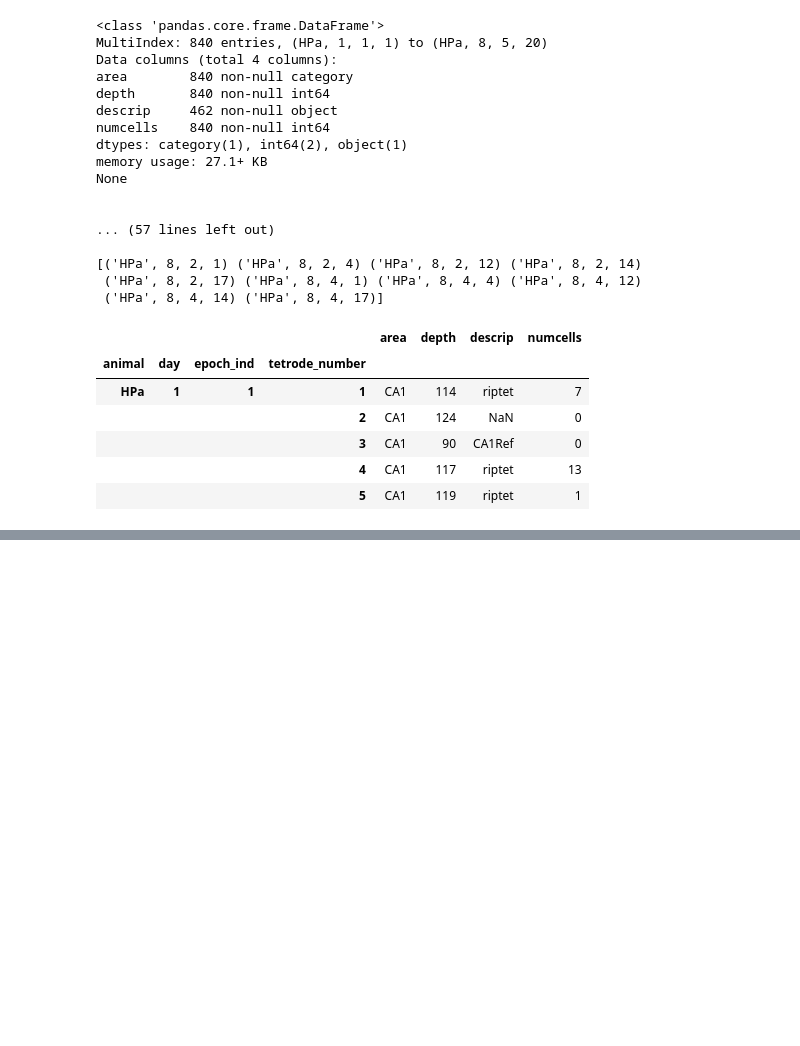
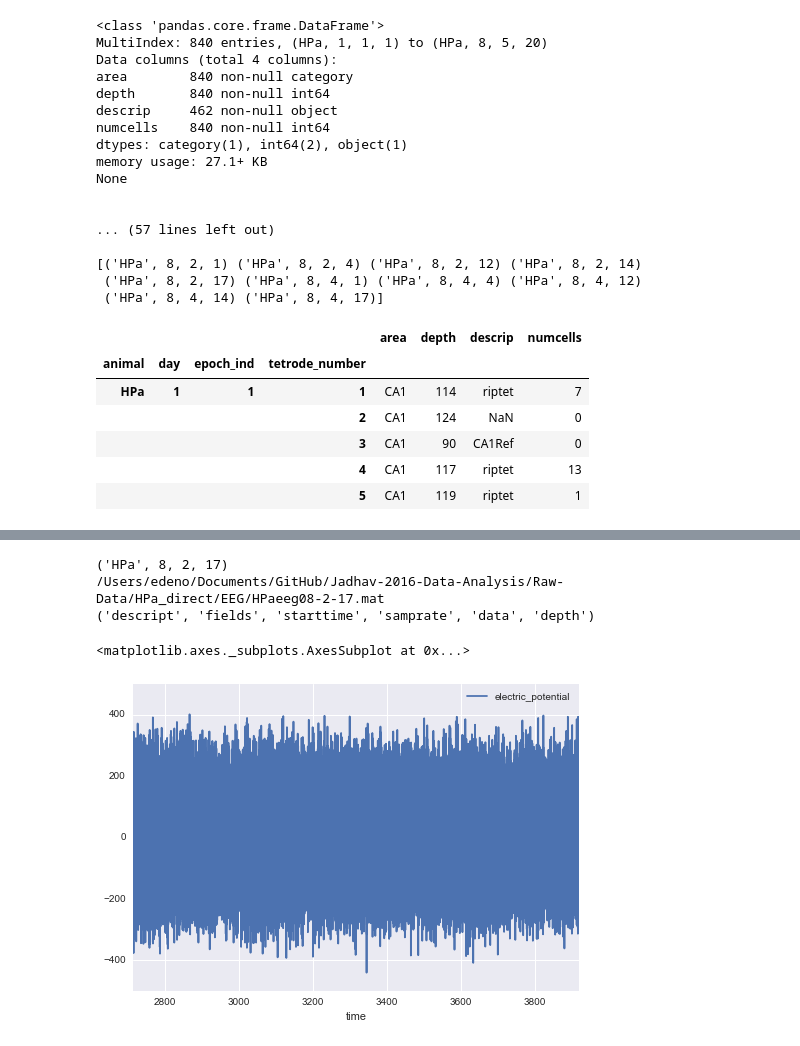
Before and after one commit to edeno/Jadhav-2016-Data-Analysis, a Jupyter notebook: notebooks/convertToPandas.ipynb, the cells around one changed output, grey strips where cells are left out. Cells and saved outputs as stored; diff of their text form; code cells hidden in the pictures; blank space fills up the shorter version.

Commit message:
Notebook for converting matlab data structures to pandas data frames

```diff
--- a/notebooks/convertToPandas.ipynb
+++ b/notebooks/convertToPandas.ipynb
@@ -69,13 +69,6 @@ print(epochs_df
       .loc[(['HPa'], [6,8]), :]
       .loc[epochs_df.environment == 'wtr1'])
 print('\n')
-
-
-# Get back the index values
-epoch_ind = tuple(epochs_df
-            .loc[(['HPa'], [6,8]), :]
-            .loc[epochs_df.environment == 'wtr1'].index)
-print(epoch_ind)
 # %% [output]
 <class 'pandas.core.frame.DataFrame'>
 MultiIndex: 42 entries, (HPa, 1, 1) to (HPa, 8, 5)
@@ -106,7 +99,10 @@ def get_tetrode_info(animal):
         animal=animal)
 
 def convert_to_dict(struct_array):
-    return {name: np.squeeze(struct_array[name][0,0][0]) for name in struct_array.dtype.names}
+    try:
+        return {name: np.squeeze(struct_array[name][0,0][0]) for name in struct_array.dtype.names}
+    except TypeError:
+        return {}
 
 tetrode_file_names = [(get_tetrode_info(animals[animal]), animal) for animal in animals]
 
@@ -197,0 +279,4 @@ epochs_df.loc[epochs_df.environment == 'wtr1']
+# %%
+epoch_keys = list(epochs_df.loc[epochs_df.environment == 'wtr1'].index)
+tetrodes_by_epoch = pd.concat([tetrode_info2[key] for key in epoch_keys])
+tetrodes_by_epoch.loc[tetrodes_by_epoch.numcells > 0]
@@ -197,0 +303,56 @@ epochs_df.loc[epochs_df.environment == 'wtr1']
+# %%
+def get_df_index(data_frame):
+    ''' Converts pandas dataframe to a list of tuples corresponding to
+    the dataframe multi-index
+    '''
+    index = list(data_frame.index.get_values())
+    return index
+
+
+tetrode_index = get_df_index(tetrodes_by_epoch.loc[tetrodes_by_epoch.numcells > 0])
+
+def get_LFP_file_name(index, animals):
+    ''' Given an index tuple (animal, day, epoch, tetrode_number) and the animals dictionary
+    return a file name for the tetrode file LFP
+    '''
+    data_dir = '{working_dir}/Raw-Data'.format(working_dir=os.path.abspath(os.path.pardir))
+    return '{data_dir}/{animal.directory}/EEG/{animal.short_name}eeg{day:02d}-{epoch}-{tetrode_number:02d}.mat'.format(
+        data_dir=data_dir,
+        animal=animals[index[0]],
+        day=index[1],
+        epoch=index[2],
+        tetrode_number=index[3]
+    )
+
+
+print(tetrode_index[-1])
+print(get_LFP_file_name(tetrode_index[-1], animals))
+
+def get_LFP_data(tetrode_index, animals):
+    ''' Given a tetrode index tuple and the animals dictionary,
+    return the LFP data and start time
+    '''
+    lfp_file = scipy.io.loadmat(get_LFP_file_name(tetrode_index, animals))
+    lfp_data = lfp_file['eeg'][0, -1][0, -1][0, -1]
+    data_dict = {'time': _get_LFP_time(lfp_data['starttime'][0,0], lfp_data['data'][0,0].size, lfp_data['samprate'][0,0]),
+                 'electric_potential': lfp_data['data'][0,0].squeeze()
+                 }
+    return pd.DataFrame(data_dict).set_index('time')
+
+def _get_LFP_time(start_time, number_samples, sampling_rate):
+    ''' Returns an array of time stamps
+    '''
+    end_time = start_time + (number_samples / sampling_rate)
+    return np.round(np.arange(start_time, end_time, (1 / sampling_rate)), decimals=4)
+
+
+lfp_file = scipy.io.loadmat(get_LFP_file_name(tetrode_index[-1], animals))
+print(lfp_file['eeg'][0, -1][0, -1][0, -1].dtype.names)
+lfp_data = get_LFP_data(tetrode_index[-1], animals)
+lfp_data.plot()
+# %% [output]
+('HPa', 8, 2, 17)
+/Users/edeno/Documents/GitHub/Jadhav-2016-Data-Analysis/Raw-Data/HPa_direct/EEG/HPaeeg08-2-17.mat
+('descript', 'fields', 'starttime', 'samprate', 'data', 'depth')
+<matplotlib.axes._subplots.AxesSubplot at 0x...>
+[figure, added]
```
Also changed, not shown: parts of 17 cells of this notebook.
